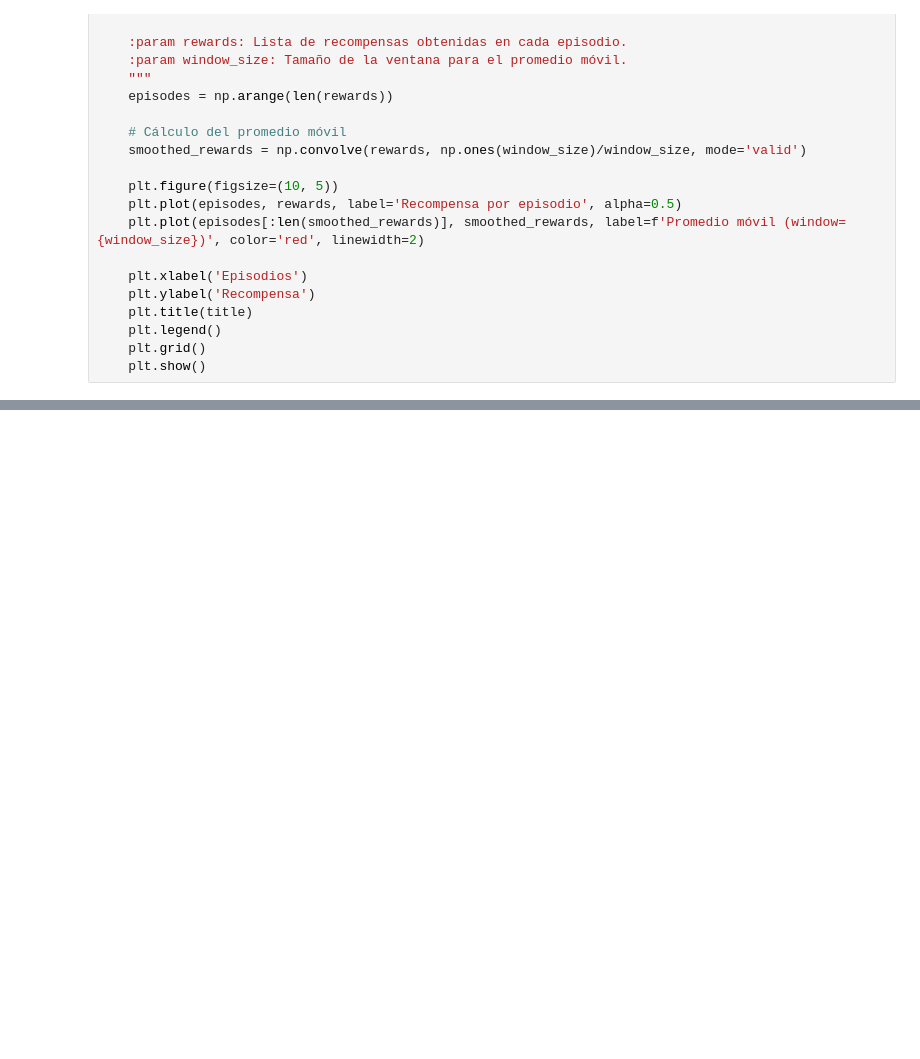
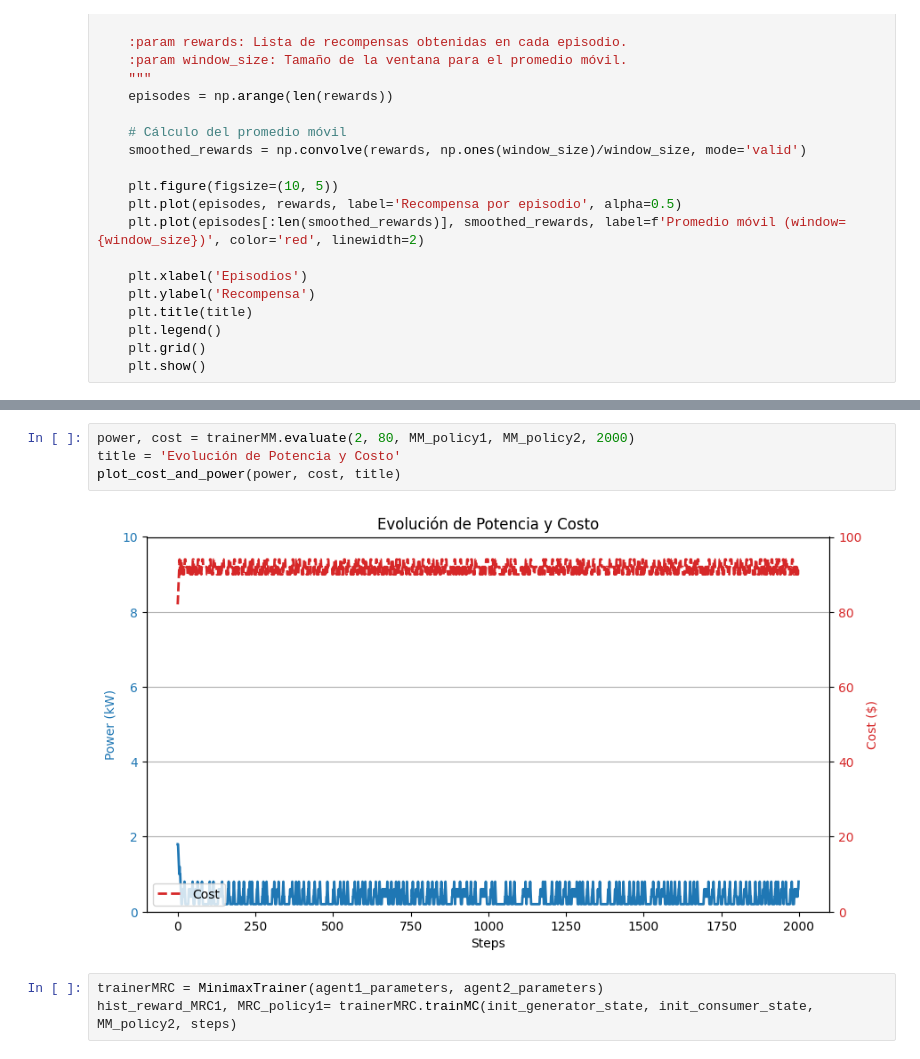
Before and after one commit to juanpabmedina/master_thesis, a Jupyter notebook: algorithms/p2p_game/p2p_energy_trading.ipynb, the cells around one changed output, grey strips where cells are left out. Drawn from its saved outputs; the diff is of its cells as text; blank space fills up the shorter version.

```diff
--- a/algorithms/p2p_game/p2p_energy_trading.ipynb
+++ b/algorithms/p2p_game/p2p_energy_trading.ipynb
@@ -94,0 +125,9 @@ plot_rewards(hist_reward_MM1,title, window_size=100)
+# %%
+power, cost = trainerMM.evaluate(2, 80, MM_policy1, MM_policy2, 2000)
+title = 'Evolución de Potencia y Costo'
+plot_cost_and_power(power, cost, title)
+# %% [output]
+[figure, added]
+# %%
+trainerMRC = MinimaxTrainer(agent1_parameters, agent2_parameters)
+hist_reward_MRC1, MRC_policy1= trainerMRC.trainMC(init_generator_state, init_consumer_state, MM_policy2, steps)
```
Also changed, not shown: parts of 20 cells of this notebook, 1 other file.
